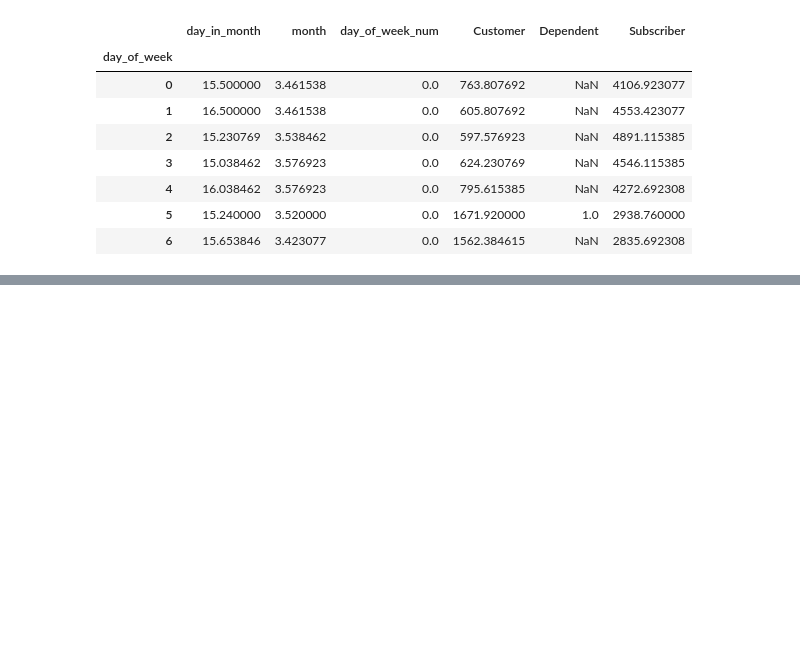
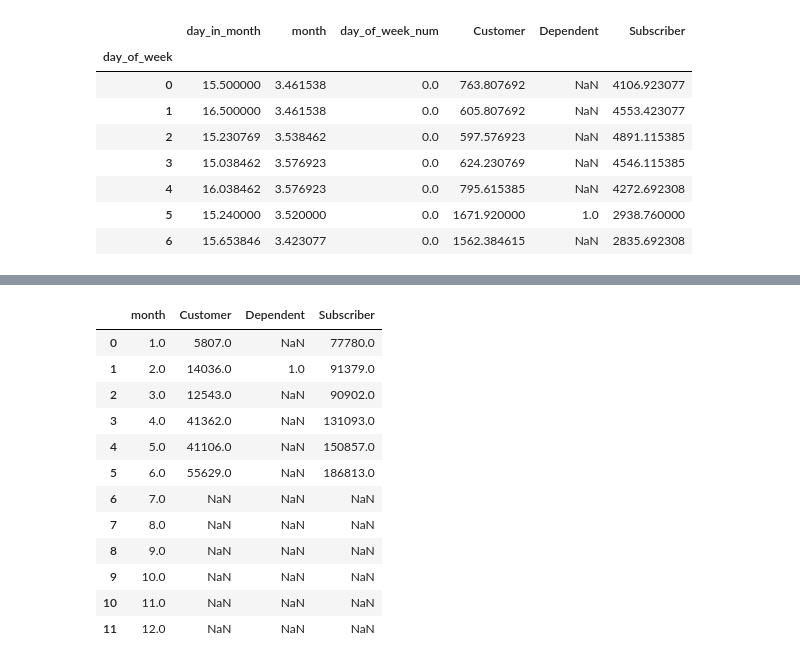
Before and after one commit to sarthak1996/Udacity-Python, a Jupyter notebook: Visualise.ipynb, the cells around one changed output, grey strips where cells are left out. Cells and saved outputs as stored; diff of their text form; code cells hidden in the pictures; blank space fills up the shorter version.

```diff
--- a/Visualise.ipynb
+++ b/Visualise.ipynb
@@ -631,0 +634,5 @@ df_temp
+# %%
+df_temp = df.groupby('month')['User Type'].value_counts()
+df_temp = df_temp.unstack(level=1).reset_index().rename_axis(None, axis=1)
+# %%
+month_helper_list = ['JAN', 'FEB', 'MAR', 'APR', 'MAY', 'JUN', 'JUL', 'AUG', 'SEP', 'OCT', 'NOV', 'DEC']
@@ -631,0 +649,22 @@ df_temp
+# %%
+for month in range(len(month_helper_list)) :
+    if (month+1) not in df_temp.month.values:
+        df_temp.loc[df_temp.shape[0]]=[month+1, None, None, None]
+# %%
+df_temp.sort_values('month',inplace=True)
+# %%
+df_temp
+# %% [output]
+|  | month | Customer | Dependent | Subscriber |
+| 0 | 1.0 | 5807.0 | NaN | 77780.0 |
+| 1 | 2.0 | 14036.0 | 1.0 | 91379.0 |
+| 2 | 3.0 | 12543.0 | NaN | 90902.0 |
+| 3 | 4.0 | 41362.0 | NaN | 131093.0 |
+| 4 | 5.0 | 41106.0 | NaN | 150857.0 |
+| 5 | 6.0 | 55629.0 | NaN | 186813.0 |
+| 6 | 7.0 | NaN | NaN | NaN |
+| 7 | 8.0 | NaN | NaN | NaN |
+| 8 | 9.0 | NaN | NaN | NaN |
+| 9 | 10.0 | NaN | NaN | NaN |
+| 10 | 11.0 | NaN | NaN | NaN |
+| 11 | 12.0 | NaN | NaN | NaN |
```
Also changed, not shown: parts of 8 cells of this notebook, 2 other files.
